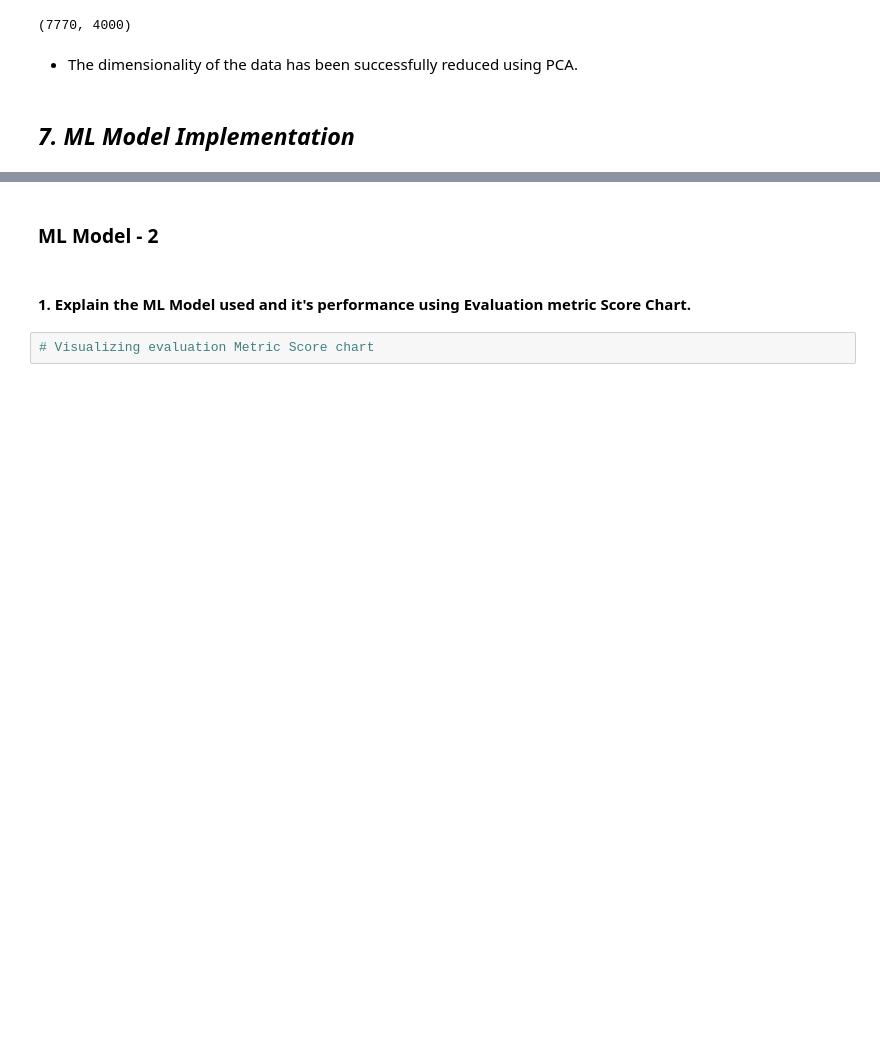
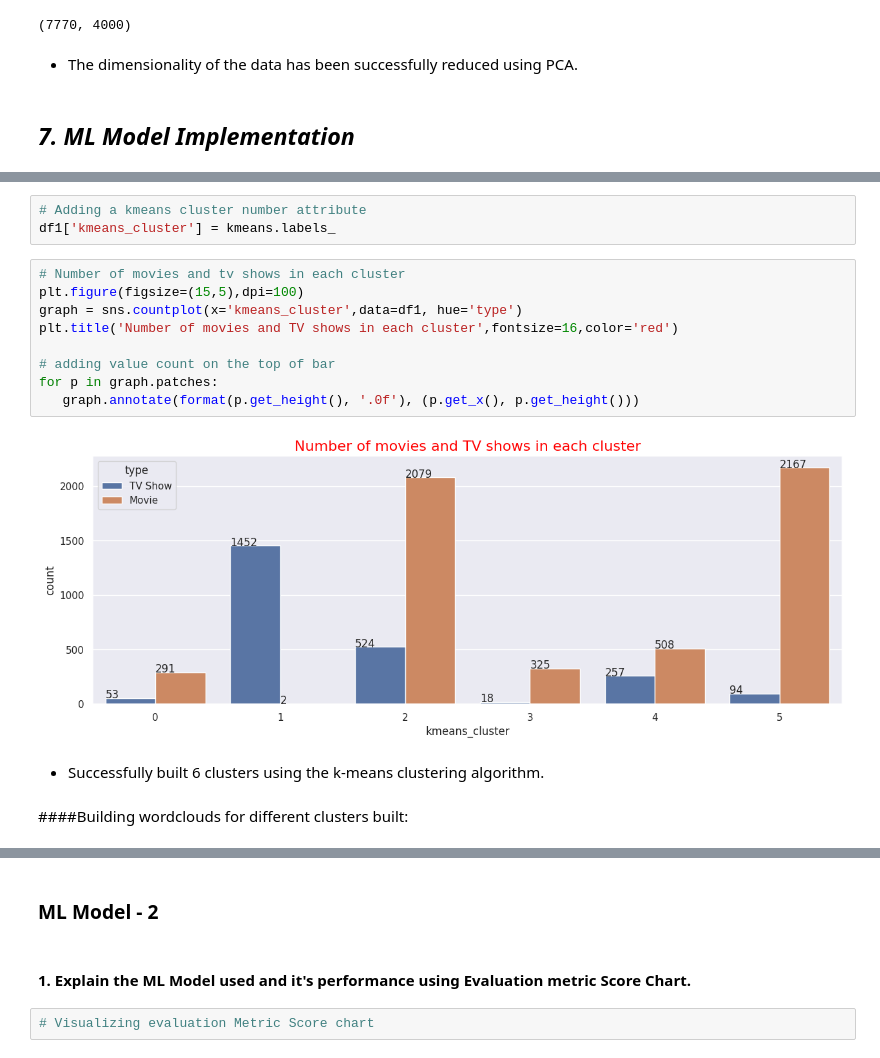
Before and after one commit to saidul-mondal-au7/netflix_movies_show_tv_shows, a Jupyter notebook: Netflix_movies_&_tv_shows.ipynb, the cells around one changed output, grey strips where cells are left out. Drawn from its saved outputs; the diff is of its cells as text; blank space fills up the shorter version.

```diff
--- a/Netflix_movies_&_tv_shows.ipynb
+++ b/Netflix_movies_&_tv_shows.ipynb
@@ -861,0 +942,18 @@ Answer Here.
+# %%
+# Adding a kmeans cluster number attribute
+df1['kmeans_cluster'] = kmeans.labels_
+# %%
+# Number of movies and tv shows in each cluster
+plt.figure(figsize=(15,5),dpi=100)
+graph = sns.countplot(x='kmeans_cluster',data=df1, hue='type')
+plt.title('Number of movies and TV shows in each cluster',fontsize=16,color='red')
+
+# adding value count on the top of bar
+for p in graph.patches:
+   graph.annotate(format(p.get_height(), '.0f'), (p.get_x(), p.get_height()))
+# %% [output]
+[figure, added]
+# %% [markdown]
+* Successfully built 6 clusters using the k-means clustering algorithm.
+# %% [markdown]
+####Building wordclouds for different clusters built:
```
Also changed, not shown: parts of 36 cells of this notebook.
